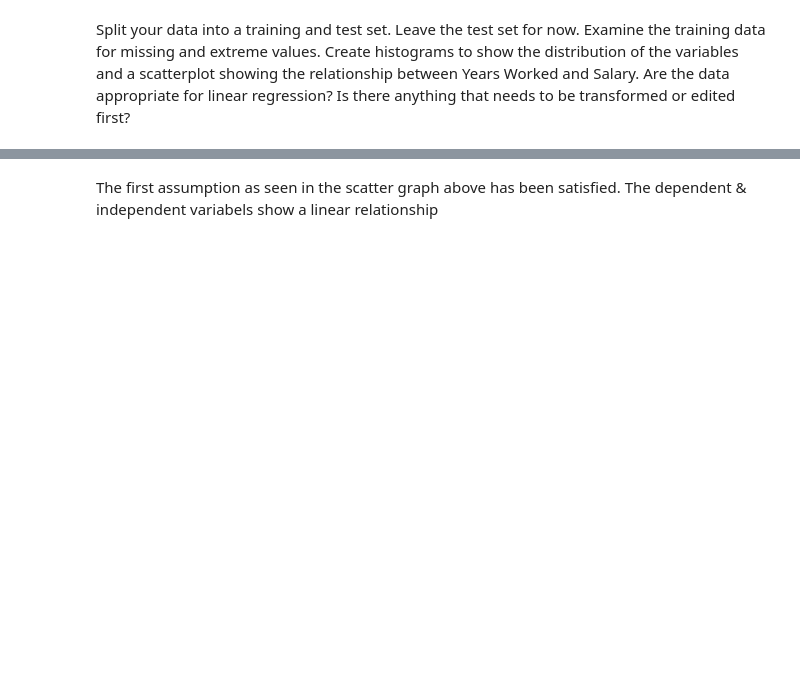
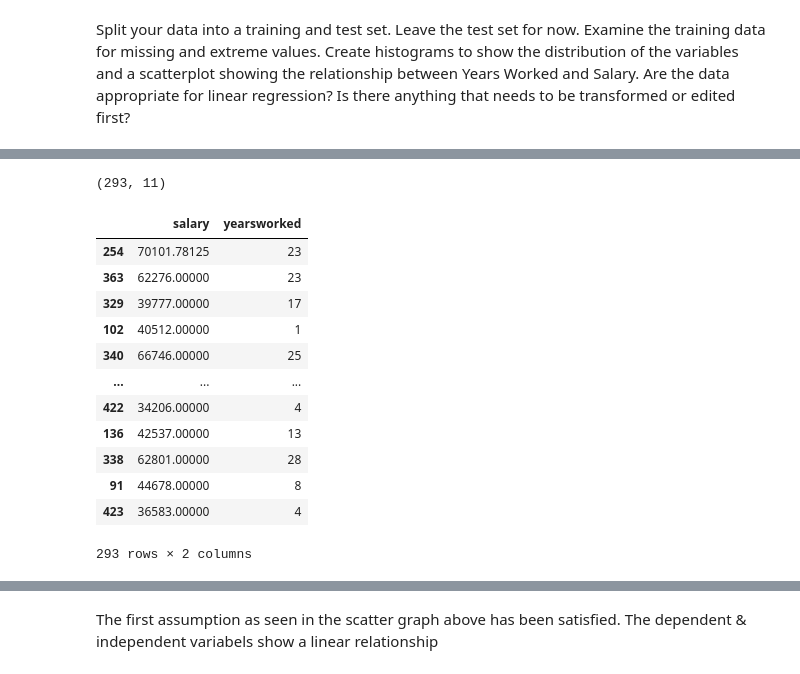
Before and after one commit to thabomayika/simple_regression, a Jupyter notebook: regression.ipynb, the cells around one changed output, grey strips where cells are left out. Cells and saved outputs as stored; diff of their text form; code cells hidden in the pictures; blank space fills up the shorter version.

```diff
--- a/regression.ipynb
+++ b/regression.ipynb
@@ -27,0 +67,2 @@ _ = plt.show()
+# %%
+train['salary'] = train.fillna(train['salary'].mean())
@@ -27,0 +91,26 @@ _ = plt.show()
+# %%
+Q1 = train.quantile(0.25)
+Q3 = train.quantile(0.75)
+IQR = Q3 - Q1
+# %%
+train_out = train[~((train < (Q1 - 1.5 * IQR)) | (train > (Q3 + 1.5 * IQR))).any(axis=1)]
+train_out.shape
+# %% [output]
+(293, 11)
+# %%
+train_new = pd.DataFrame(train_out, columns=['salary', 'yearsworked'])
+train_new
+# %% [output]
+|  | salary | yearsworked |
+| 254 | 70101.78125 | 23 |
+| 363 | 62276.00000 | 23 |
+| 329 | 39777.00000 | 17 |
+| 102 | 40512.00000 | 1 |
+| 340 | 66746.00000 | 25 |
+| ... | ... | ... |
+| 422 | 34206.00000 | 4 |
+| 136 | 42537.00000 | 13 |
+| 338 | 62801.00000 | 28 |
+| 91 | 44678.00000 | 8 |
+| 423 | 36583.00000 | 4 |
+293 rows × 2 columns
```
Also changed, not shown: parts of 31 cells of this notebook, 1 other file.
